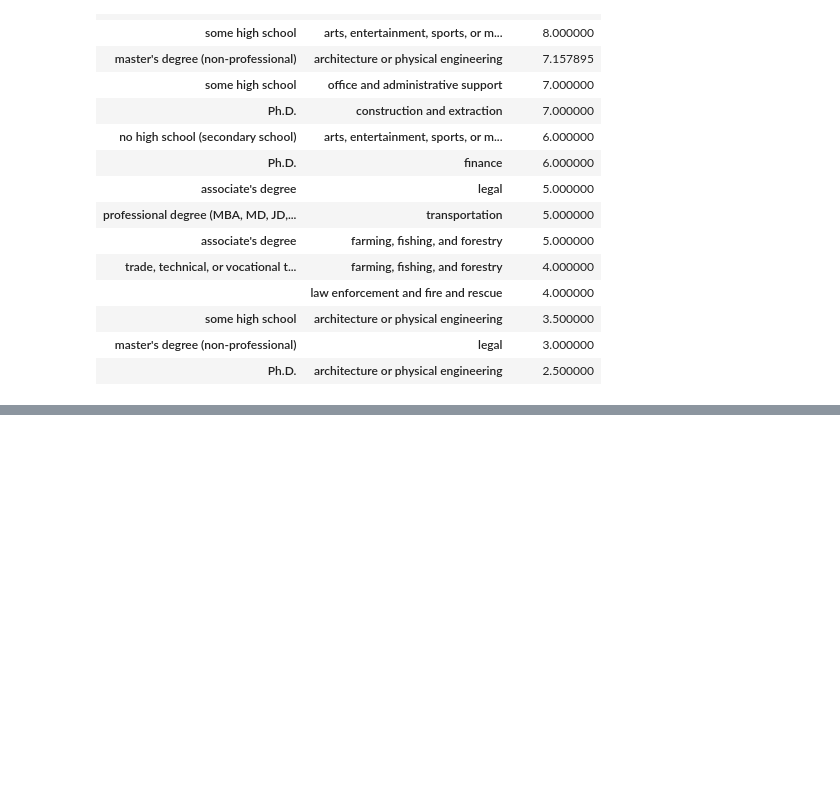
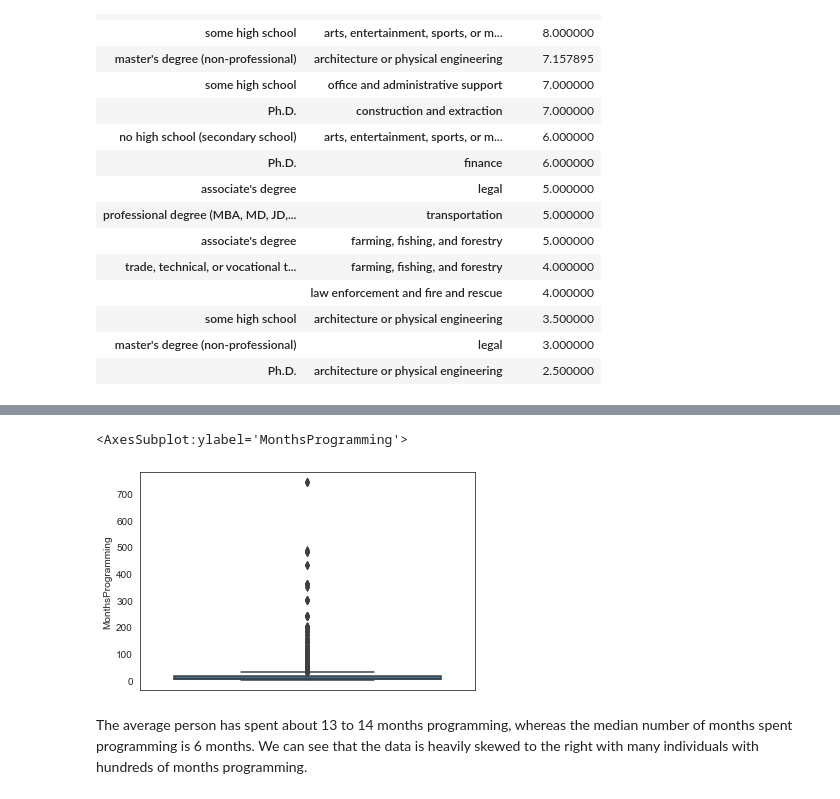
Before and after one commit to paul-trood/Portfolio-Best_Markets_for_Advertising, a Jupyter notebook: coding_survey.ipynb, the cells around one changed output, grey strips where cells are left out. Drawn from its saved outputs; the diff is of its cells as text; code cells hidden in the pictures; blank space fills up the shorter version.

```diff
--- a/coding_survey.ipynb
+++ b/coding_survey.ipynb
@@ -944,0 +979,9 @@ df.pivot_table("HoursLearning", ["SchoolDegree", "EmploymentField"], aggfunc= np
+# %%
+# Outliers
+sns.boxplot(y = "MonthsProgramming", data = df)
+# %% [output]
+<AxesSubplot:ylabel='MonthsProgramming'>
+[figure, added]
+# %% [markdown]
+The average person has spent about 13 to 14 months programming, whereas the median number of months spent programming is 6 months.
+We can see that the data is heavily skewed to the right with many individuals with hundreds of months programming.
```
Also changed, not shown: parts of 30 cells of this notebook.
